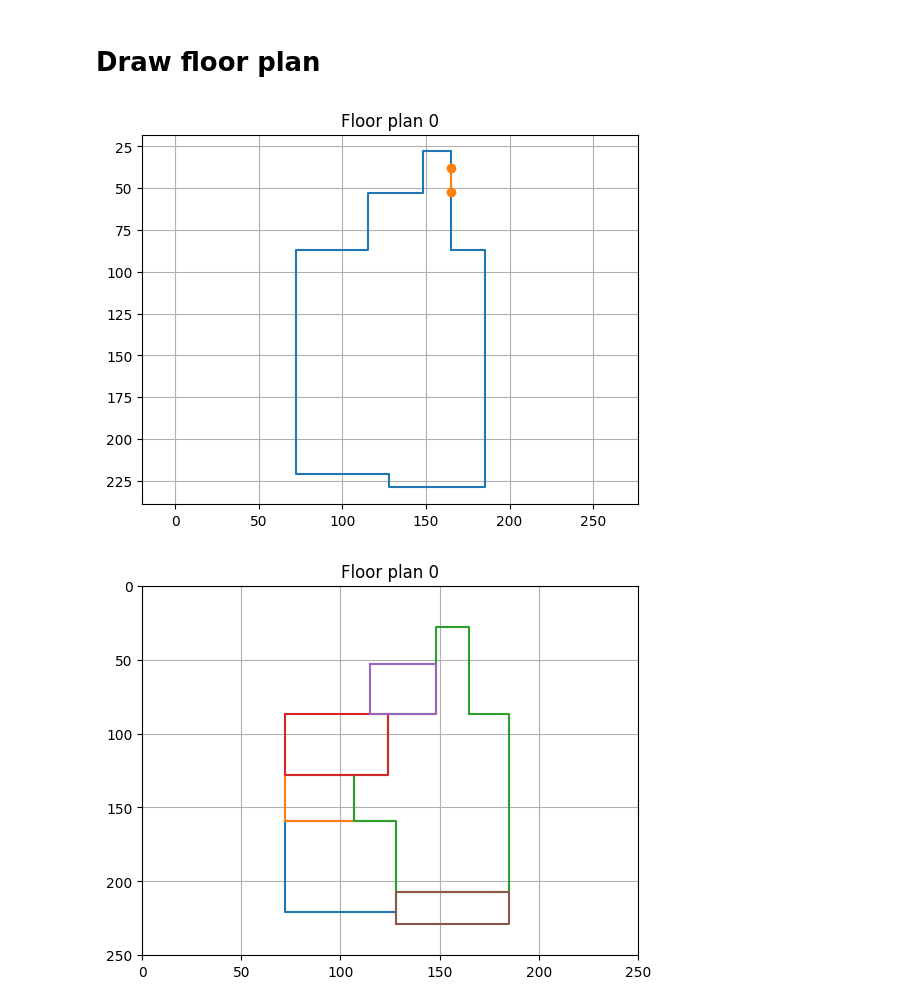
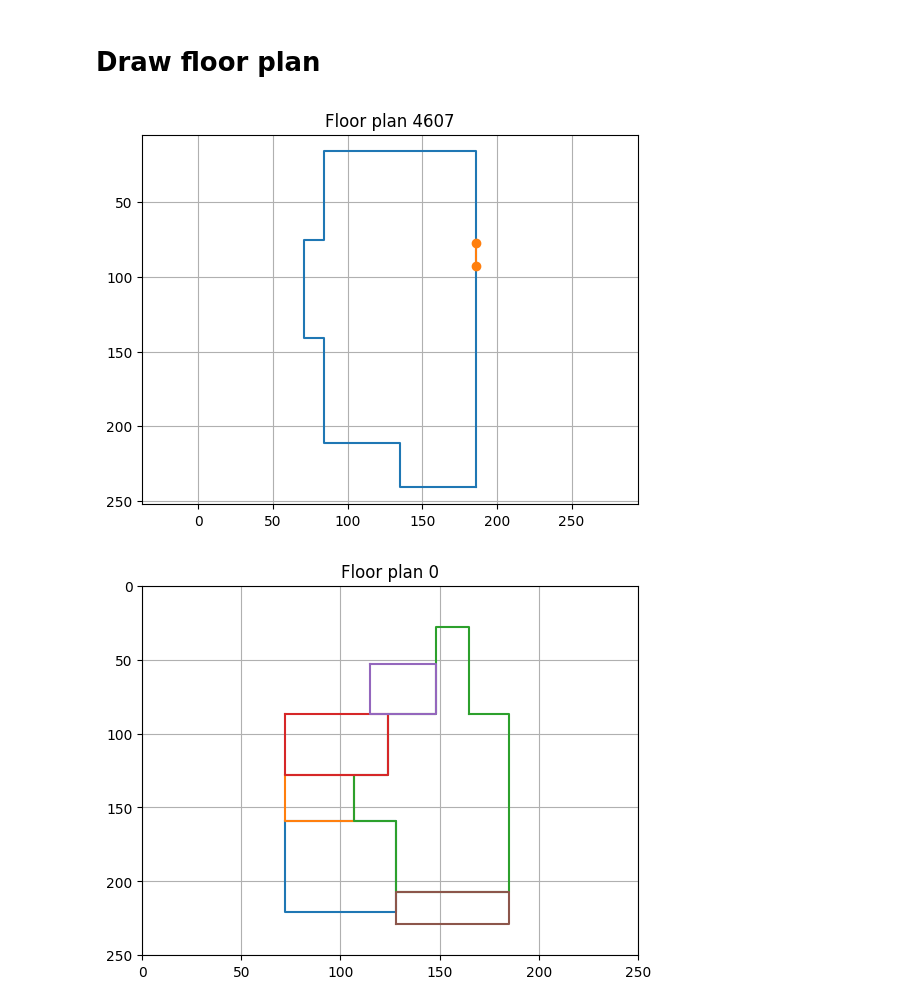
Before and after one commit to PNieck/WhatAComfortableWorld, a Jupyter notebook: data_exploration.ipynb, the cells around one changed output. Saved outputs shown, nothing was run; the diff lists cells and outputs as text; code cells hidden in the pictures.

Commit message:
Update data exploration script

```diff
--- a/test.ipynb
+++ b/data_exploration.ipynb
@@ -73,9 +73,9 @@ def draw_boundary(floorPlan):
 
     plt.show()
 # %%
-draw_boundary(data[name_to_index['0']])
+draw_boundary(data[name_to_index['4607']])
 # %% [output]
-[figure, old version]
+[figure, new version]
 # %%
 room_label = [
     (0, 'LivingRoom', 1, "PublicArea"),
```
Also changed, not shown: parts of 27 cells of this notebook, 1 other file.
